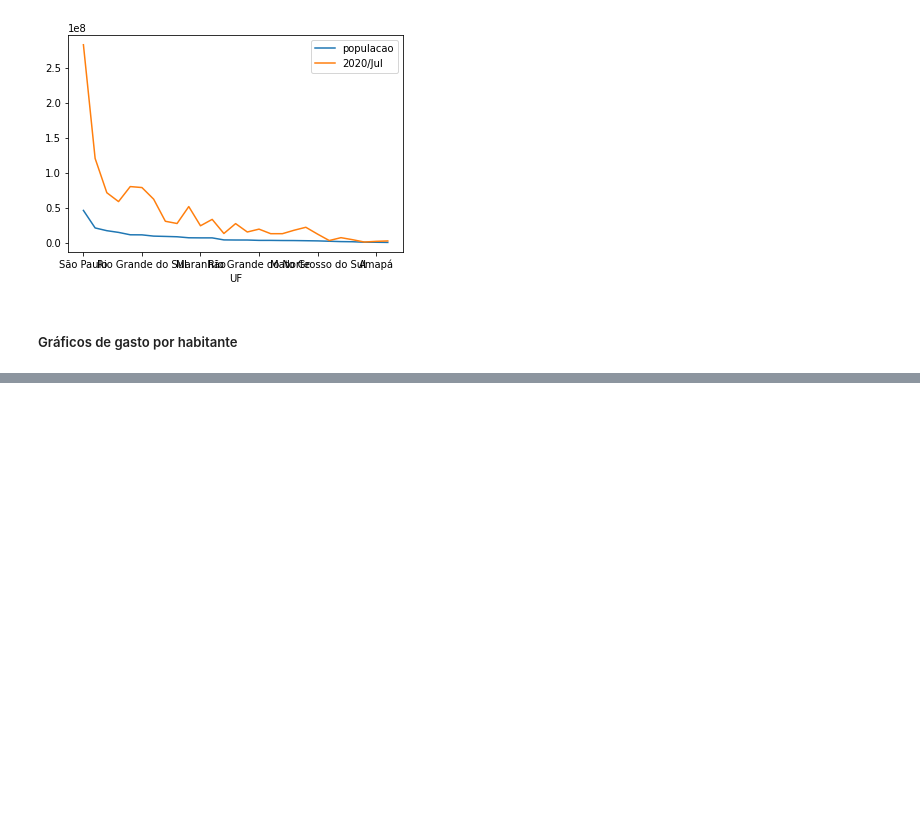
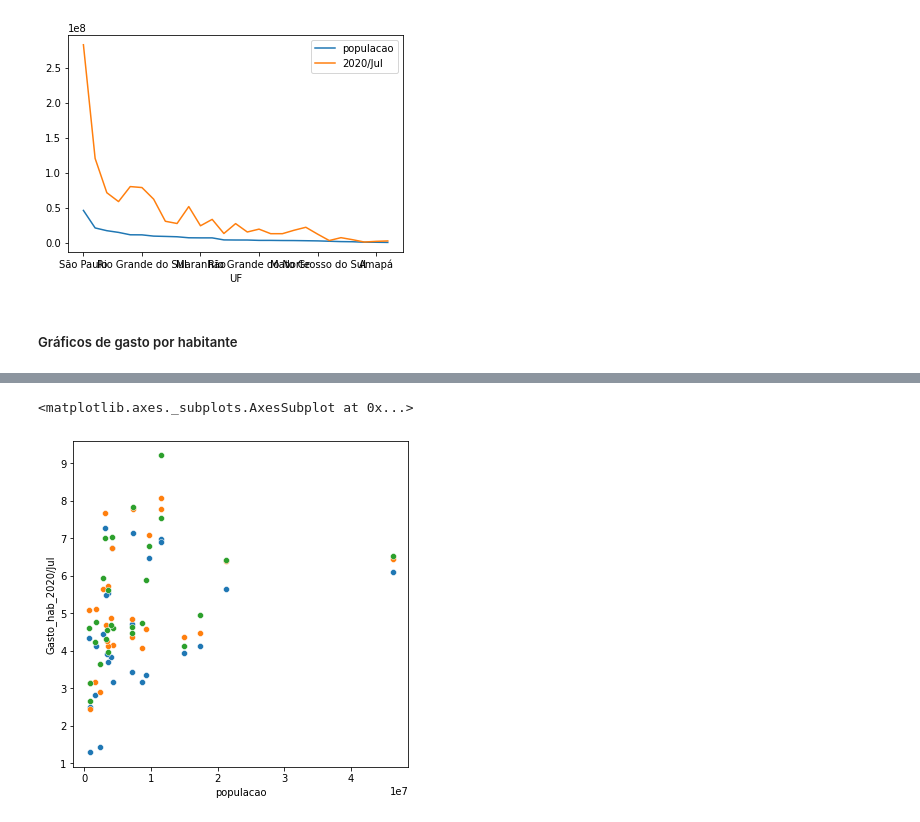
Before and after one commit to Kensawa94/Portifolio-Alura, a Jupyter notebook: Diário/Módulo 2/Atividade - 2/Atividade - 2.ipynb, the cells around one changed output, grey strips where cells are left out. Saved outputs shown, nothing was run; the diff lists cells and outputs as text; code cells hidden in the pictures; blank space fills up the shorter version.

```diff
--- a/Diário/Módulo 2/Atividade - 2/Atividade - 2.ipynb
+++ b/Diário/Módulo 2/Atividade - 2/Atividade - 2.ipynb
@@ -440,0 +523,8 @@ sns.scatterplot(data = UF_p_Pop_Final, x='populacao', y = 'Gasto_hab')
+# %%
+plt.figure(figsize=(6,6))
+sns.scatterplot(data = teste, x='populacao', y = 'Gasto_hab_2020/Jul')
+sns.scatterplot(data = teste, x='populacao', y = 'Gasto_hab_2020/Jun')
+sns.scatterplot(data = teste, x='populacao', y = 'Gasto_hab_2020/Mai')
+# %% [output]
+<matplotlib.axes._subplots.AxesSubplot at 0x...>
+[figure, added]
```
Also changed, not shown: parts of 17 cells of this notebook.
